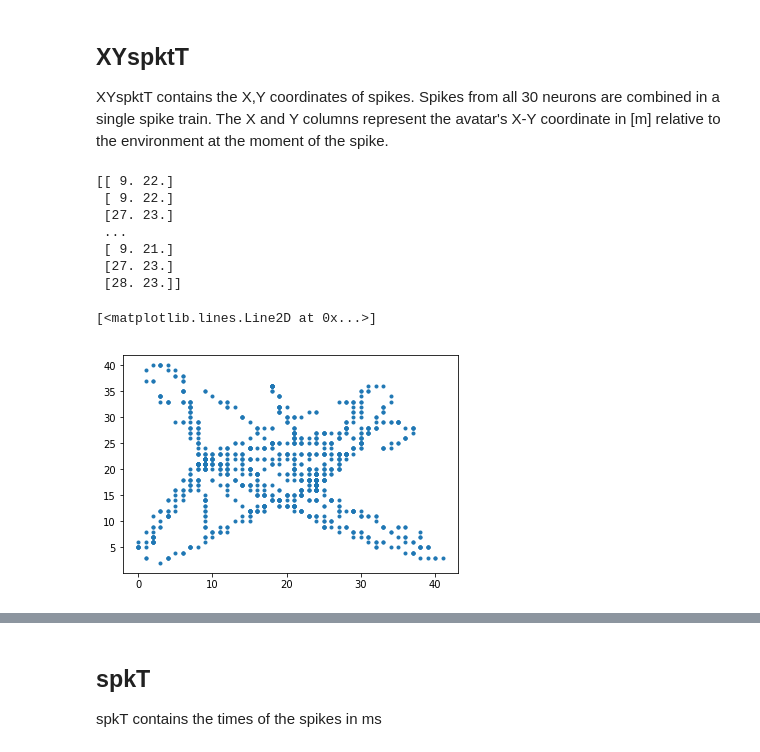
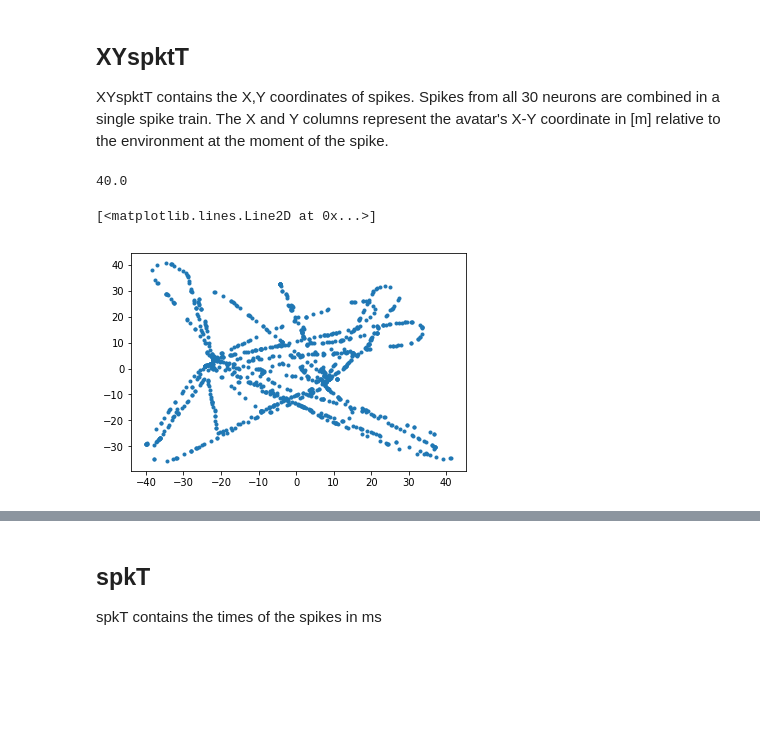
Before and after one commit to DanielHHowell/Grid-Cell, a Jupyter notebook: Grid Cell Phase Main.ipynb, the cells around one changed output, grey strips where cells are left out. Cells and saved outputs as stored; diff of their text form; code cells hidden in the pictures; blank space fills up the shorter version.

```diff
--- a/Grid Cell Phase Main.ipynb
+++ b/Grid Cell Phase Main.ipynb
@@ -33,18 +33,13 @@ XYspktT contains the X,Y coordinates of spikes. Spikes from all 30 neurons are c
 # %%
 XYspkT = np.loadtxt('XYspkT.csv',delimiter=',')
 scaled_XY = np.round((XYspkT+40)/2)
-print(scaled_XY)
+print(scaled_XY[:,1].max())
 
 #2x2 meter bin
 
-plt.plot(scaled_XY[:,0],scaled_XY[:,1],'.')
+plt.plot(XYspkT[:,0],XYspkT[:,1],'.')
+#plt.plot(scaled_XY[:,0],scaled_XY[:,1],'.')
 # %% [output]
-[[ 9. 22.]
- [ 9. 22.]
- [27. 23.]
- ...
- [ 9. 21.]
- [27. 23.]
- [28. 23.]]
+40.0
 [<matplotlib.lines.Line2D at 0x...>]
-[figure, old version]
+[figure, new version]
```
Also changed, not shown: parts of 12 cells of this notebook.
